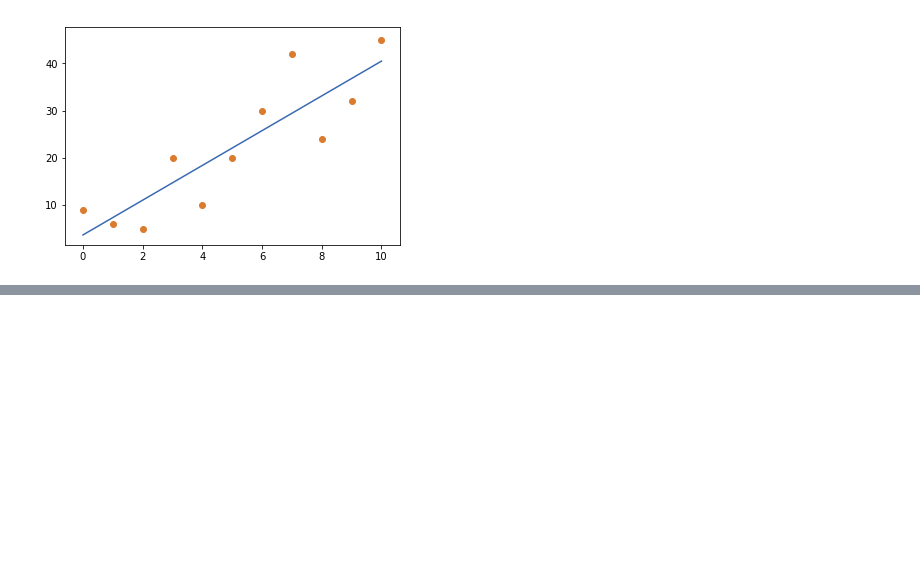
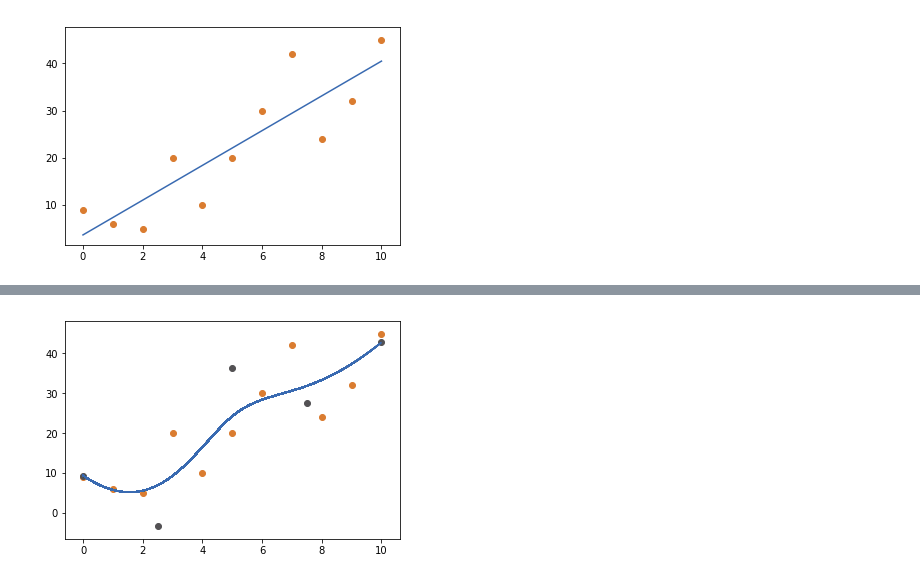
Before and after one commit to lakinwecker/numerical-optimization, a Jupyter notebook: Non linear least squares/Linear Least Squares.ipynb, the cells around one changed output, grey strips where cells are left out. Drawn from its saved outputs; the diff is of its cells as text; code cells hidden in the pictures; blank space fills up the shorter version.

```diff
--- a/Non linear least squares/Linear Least Squares.ipynb
+++ b/Non linear least squares/Linear Least Squares.ipynb
@@ -90,0 +95,6 @@ If you're reading this message in another notebook frontend (for example, a stat
+# %%
+order = 4
+control_points_size = 5
+find_b_spline(order, control_points_size)
+# %% [output]
+[figure, added]
```
Also changed, not shown: parts of 6 cells of this notebook.
